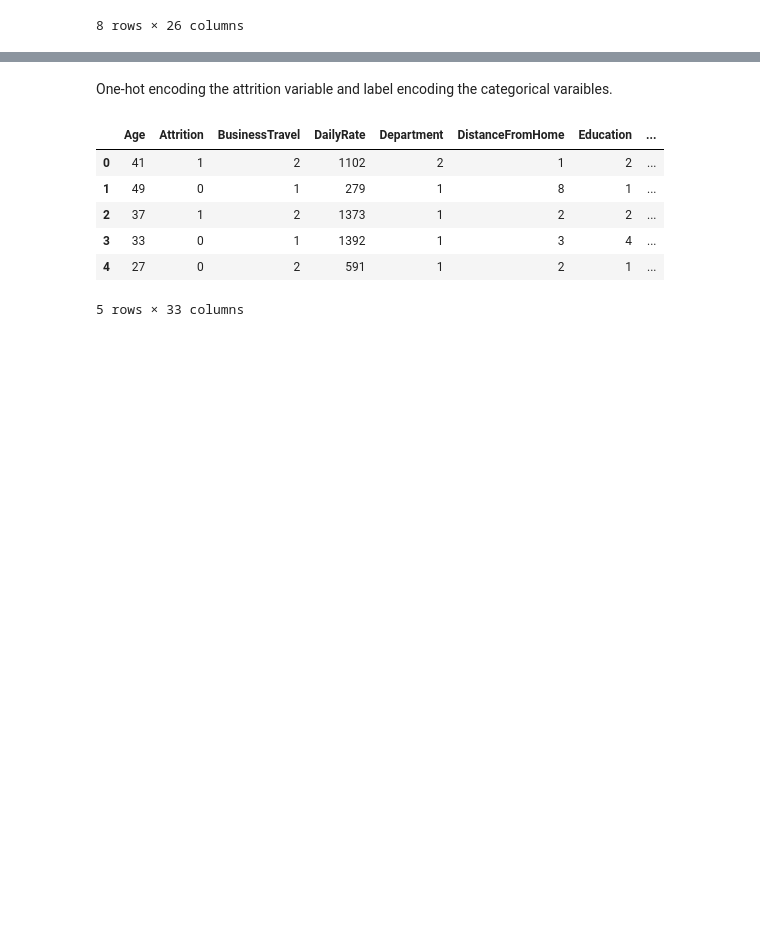
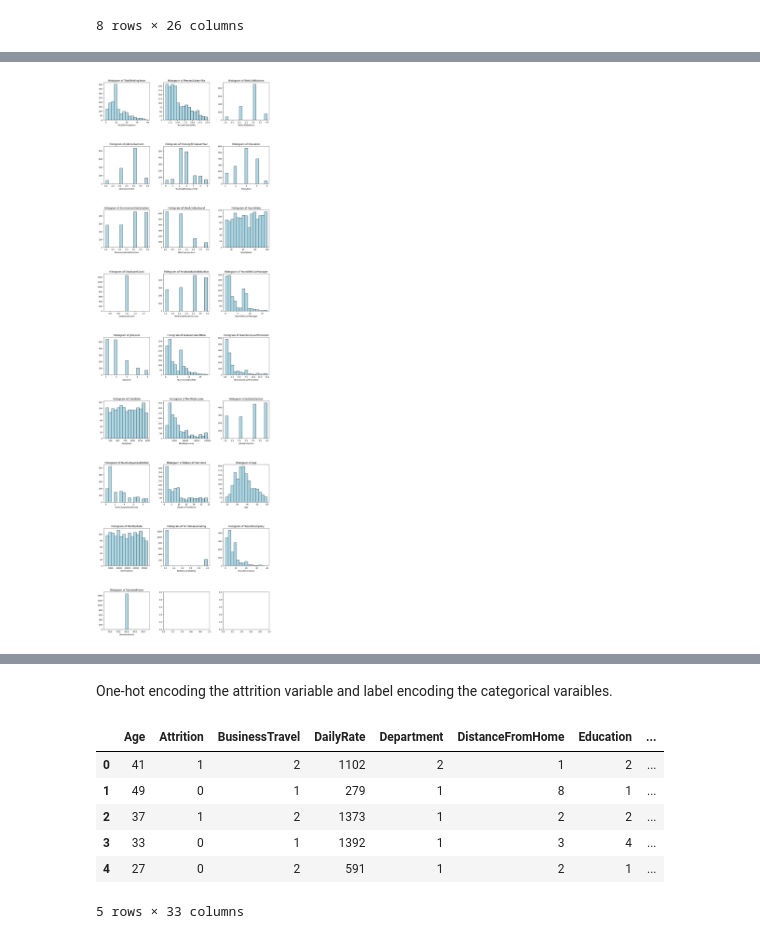
Before and after one commit to lukecarroll101/LearningEnvironment, a Jupyter notebook: EmployeeAttrition.ipynb, the cells around one changed output, grey strips where cells are left out. Drawn from its saved outputs; the diff is of its cells as text; code cells hidden in the pictures; blank space fills up the shorter version.

Commit message:
Added data visualisaiton and inspection to the project.

```diff
--- a/EmployeeAttrition.ipynb
+++ b/EmployeeAttrition.ipynb
@@ -69,0 +73,17 @@ memory usage: 402.1+ KB
+# %%
+df = df.drop(columns=['EmployeeNumber', 'Over18'])
+categorical_columns = df.select_dtypes(include=['object', 'category']).columns
+columns_to_plot = list(set(df.columns).difference(categorical_columns))
+
+fig, axes = plt.subplots(round(len(list(columns_to_plot))/3 + 0.4), 3, figsize=(15, 50))
+axes = axes.flatten()
+
+for idx, column in enumerate(columns_to_plot):
+    axes[idx].hist(df[column], bins=15, color='lightblue', edgecolor='black')
+    axes[idx].set_title(f'Histogram of {column}')
+    axes[idx].set_xlabel(column)
+
+plt.subplots_adjust(hspace=0.7, wspace=0.3)
+plt.show()
+# %% [output]
+[figure, added]
```
Also changed, not shown: parts of 4 cells of this notebook.
